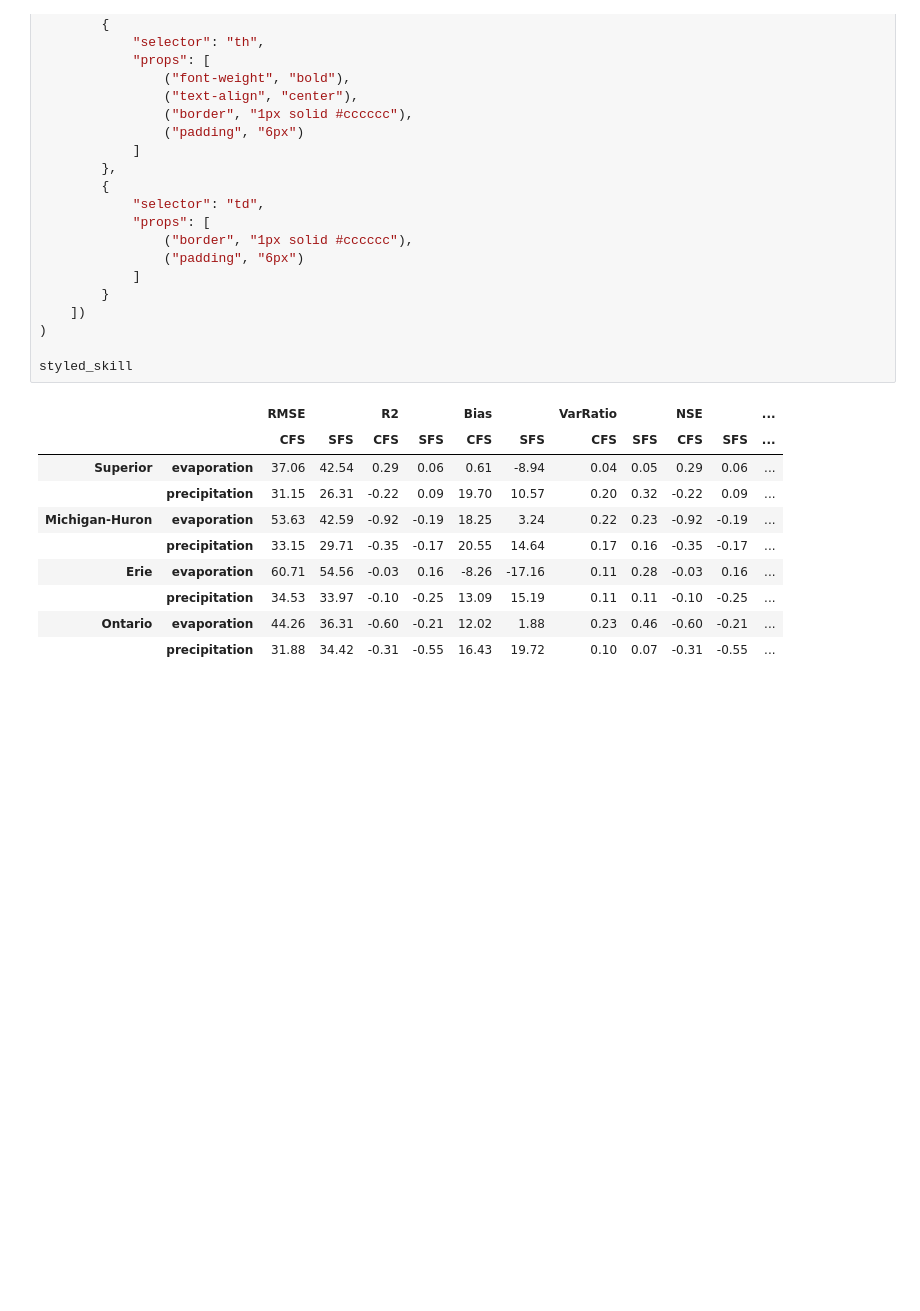
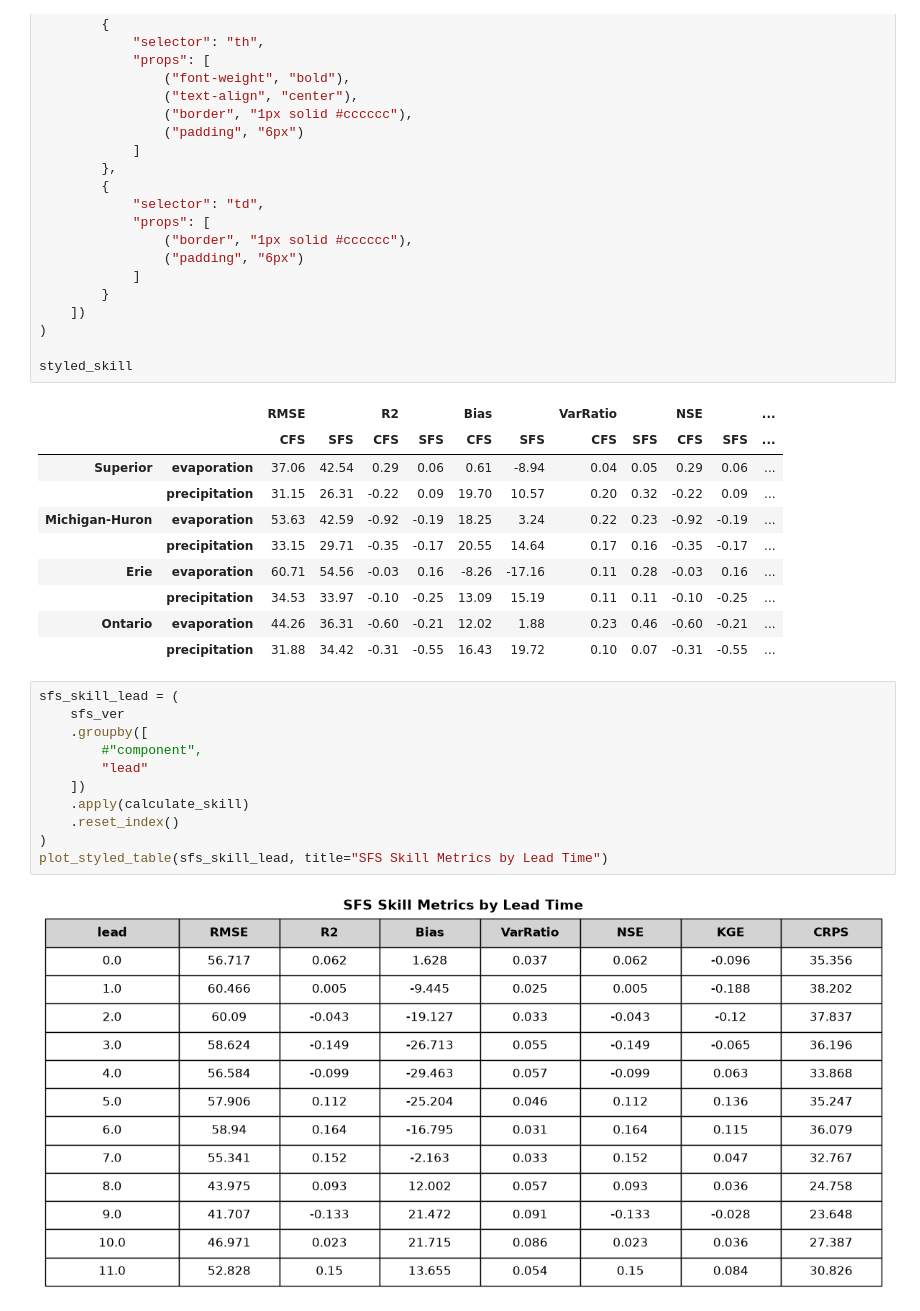
Before and after one commit to great-lakes-ai-lab/cnbs-predictor, a Jupyter notebook: notebooks/production/forcing_comparison.ipynb, the cells around one changed output. Cells and saved outputs as stored; diff of their text form; blank space fills up the shorter version.

```diff
--- a/notebooks/production/forcing_comparison.ipynb
+++ b/notebooks/production/forcing_comparison.ipynb
@@ -1229,3 +1211,16 @@ styled_skill
 |  | precipitation | 34.53 | 33.97 | -0.10 | -0.25 | 13.09 | 15.19 | 0.11 | 0.11 | -0.10 | -0.25 | ... |
 | Ontario | evaporation | 44.26 | 36.31 | -0.60 | -0.21 | 12.02 | 1.88 | 0.23 | 0.46 | -0.60 | -0.21 | ... |
 |  | precipitation | 31.88 | 34.42 | -0.31 | -0.55 | 16.43 | 19.72 | 0.10 | 0.07 | -0.31 | -0.55 | ... |
+# %%
+sfs_skill_lead = (
+    sfs_ver
+    .groupby([
+        #"component",
+        "lead"
+    ])
+    .apply(calculate_skill)
+    .reset_index()
+)
+plot_styled_table(sfs_skill_lead, title="SFS Skill Metrics by Lead Time")
+# %% [output]
+[figure, added]
```
Also changed, not shown: parts of 2 cells of this notebook, 1 other file.
